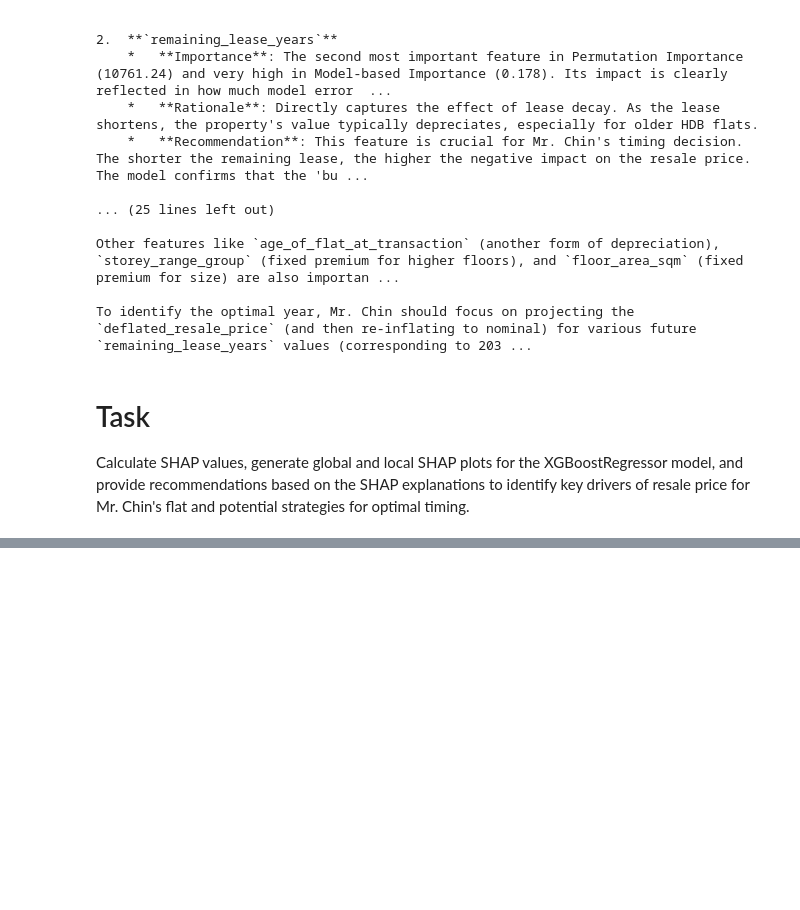
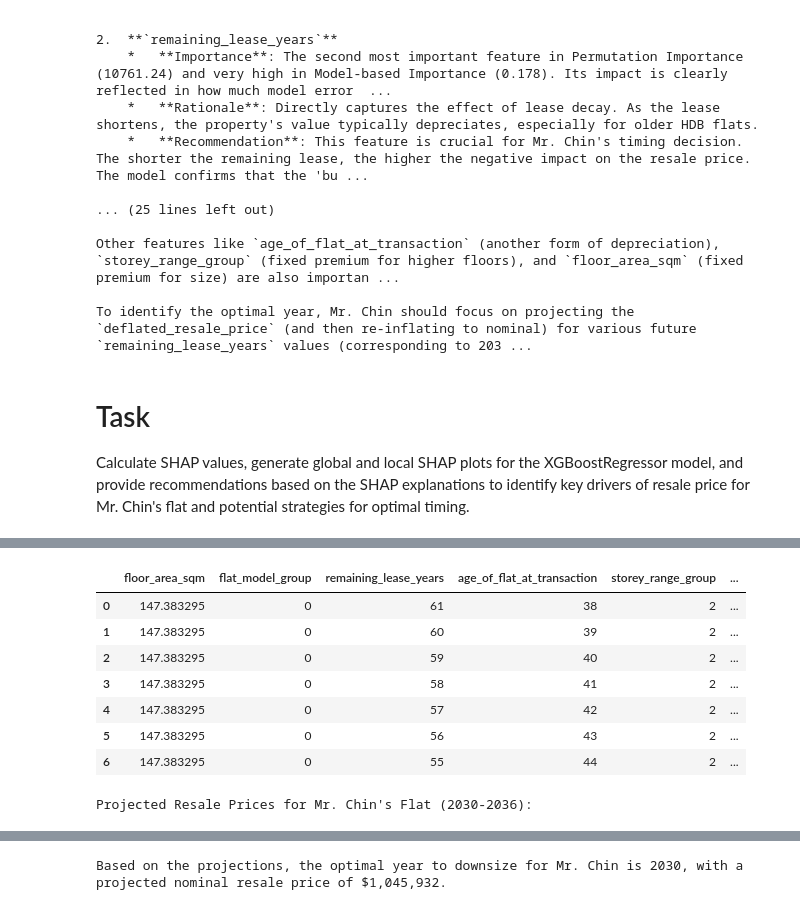
Before and after one commit to danielchin-ck/ADALL_github, a Jupyter notebook: project/6096089w_cda1c03_adall_project_2026_ver7.ipynb, the cells around one changed output, grey strips where cells are left out. Drawn from its saved outputs; the diff is of its cells as text; code cells hidden in the pictures; blank space fills up the shorter version.

```diff
--- a/project/6096089w_cda1c03_adall_project_2026_ver7.ipynb
+++ b/project/6096089w_cda1c03_adall_project_2026_ver7.ipynb
@@ -2979,0 +3097,70 @@ Calculate SHAP values, generate global and local SHAP plots for the XGBoostRegre
+# %%
+print('--- Projecting Future Resale Price Trends for Mr. Chin\'s Flat (2030-2036) ---')
+
+# 1. Define Mr. Chin's flat fixed characteristics (based on the problem statement and cleaned_df)
+# According to problem context (cell S-crlrwDtfRc), Mr. Chin's flat is 36 years old in 2026.
+# This implies lease_commence_date = 2026 - 36 = 1990.
+lease_commence_year = 1992
+initial_lease_years = 99 # Standard HDB lease
+
+# Fixed attributes (using mean/mode from cleaned_df for a representative Executive flat in Pasir Ris)
+fixed_floor_area_sqm = cleaned_df['floor_area_sqm'].mean()
+fixed_flat_model_group = cleaned_df['flat_model_group'].mode()[0] # 0 for 'apartment'
+fixed_storey_range_group = cleaned_df['storey_range_group'].mode()[0] # Often 1 (01 to 03) or 2 (04 to 06)
+fixed_block_encoded = cleaned_df['block_encoded'].mean()
+
+# Latest Index_Base_2007Q2 from resale_price_index_df (2026 Q2 is the latest available)
+# If no specific future index is provided, assume constant or use latest available as a baseline for re-inflation.
+latest_index_base_2007Q2 = resale_price_index_df.loc[resale_price_index_df['Year'] == 2026, 'Index_Base_2007Q2'].max()
+
+# MRT Premium as stated in the problem (cell S-crlrwDtfRc)
+mrt_premium = 54027.0
+
+print(f"Mr. Chin's flat characteristics (fixed):\n  Lease Commence Year: {lease_commence_year}\n  Floor Area (sqm): {fixed_floor_area_sqm:.2f}\n  Flat Model Group: {fixed_flat_model_group}\n  Storey Range Group: {fixed_storey_range_group}\n  Block Encoded (avg): {fixed_block_encoded:.2f}\n  Latest Index Base (2026 Q2): {latest_index_base_2007Q2:.2f}\n  MRT Premium: {mrt_premium:.2f}")
+
+# 2. Create Projection DataFrame for years 2030 to 2036
+projection_years = range(2030, 2037)
+future_scenarios = []
+
+for year in projection_years:
+    age_of_flat = year - lease_commence_year
+    remaining_lease = (lease_commence_year + initial_lease_years) - year
+
+    scenario = {
+        'floor_area_sqm': fixed_floor_area_sqm,
+        'flat_model_group': fixed_flat_model_group,
+        'remaining_lease_years': remaining_lease,
+        'age_of_flat_at_transaction': age_of_flat,
+        'storey_range_group': fixed_storey_range_group,
+        'block_encoded': fixed_block_encoded,
+        'projection_year': year
+    }
+    future_scenarios.append(scenario)
+
+future_df = pd.DataFrame(future_scenarios)
+
+print('\nFuture Scenarios DataFrame:')
+display(future_df)
+
+# 3. Predict Deflated Resale Price using xgb_model_no_year_cv
+# Ensure the order of columns matches the training data X
+features_for_prediction = X.columns.tolist()
+future_df_for_prediction = future_df[features_for_prediction]
+
+predicted_deflated_prices = xgb_model_no_year_cv.predict(future_df_for_prediction)
+future_df['predicted_deflated_resale_price'] = predicted_deflated_prices
+
+# 4. Calculate Nominal Resale Price and apply MRT premium
+#future_df['projected_nominal_resale_price'] = (future_df['predicted_deflated_resale_price'] * latest_index_base_2007Q2 / 100) + mrt_premium
+future_df['projected_nominal_resale_price'] = ((future_df['predicted_deflated_resale_price'] + mrt_premium) * latest_index_base_2007Q2 / 100)
+
+print('\nProjected Resale Prices for Mr. Chin\'s Flat (2030-2036):')
+display(future_df[['projection_year', 'remaining_lease_years', 'age_of_flat_at_transaction', 'projected_nominal_resale_price']].round(0).astype({'projected_nominal_resale_price': 'int'}))
+
+# 5. Identify the optimal year
+optimal_year_row = future_df.loc[future_df['projected_nominal_resale_price'].idxmax()]
+optimal_year = int(optimal_year_row['projection_year'])
+max_projected_price = int(optimal_year_row['projected_nominal_resale_price'])
+
+print(f"\nBased on the projections, the optimal year to downsize for Mr. Chin is {optimal_year}, with a projected nominal resale price of ${max_projected_price:,.0f}.")
+# %% [output]
@@ -2979,0 +3178,9 @@ Calculate SHAP values, generate global and local SHAP plots for the XGBoostRegre
+|  | floor_area_sqm | flat_model_group | remaining_lease_years | age_of_flat_at_transaction | storey_range_group | ... |
+| 0 | 147.383295 | 0 | 61 | 38 | 2 | ... |
+| 1 | 147.383295 | 0 | 60 | 39 | 2 | ... |
+| 2 | 147.383295 | 0 | 59 | 40 | 2 | ... |
+| 3 | 147.383295 | 0 | 58 | 41 | 2 | ... |
+| 4 | 147.383295 | 0 | 57 | 42 | 2 | ... |
+| 5 | 147.383295 | 0 | 56 | 43 | 2 | ... |
+| 6 | 147.383295 | 0 | 55 | 44 | 2 | ... |
+Projected Resale Prices for Mr. Chin's Flat (2030-2036):
@@ -2979,0 +3195 @@ Calculate SHAP values, generate global and local SHAP plots for the XGBoostRegre
+Based on the projections, the optimal year to downsize for Mr. Chin is 2030, with a projected nominal resale price of $1,045,932.
```
Also changed, not shown: parts of 7 cells of this notebook.
